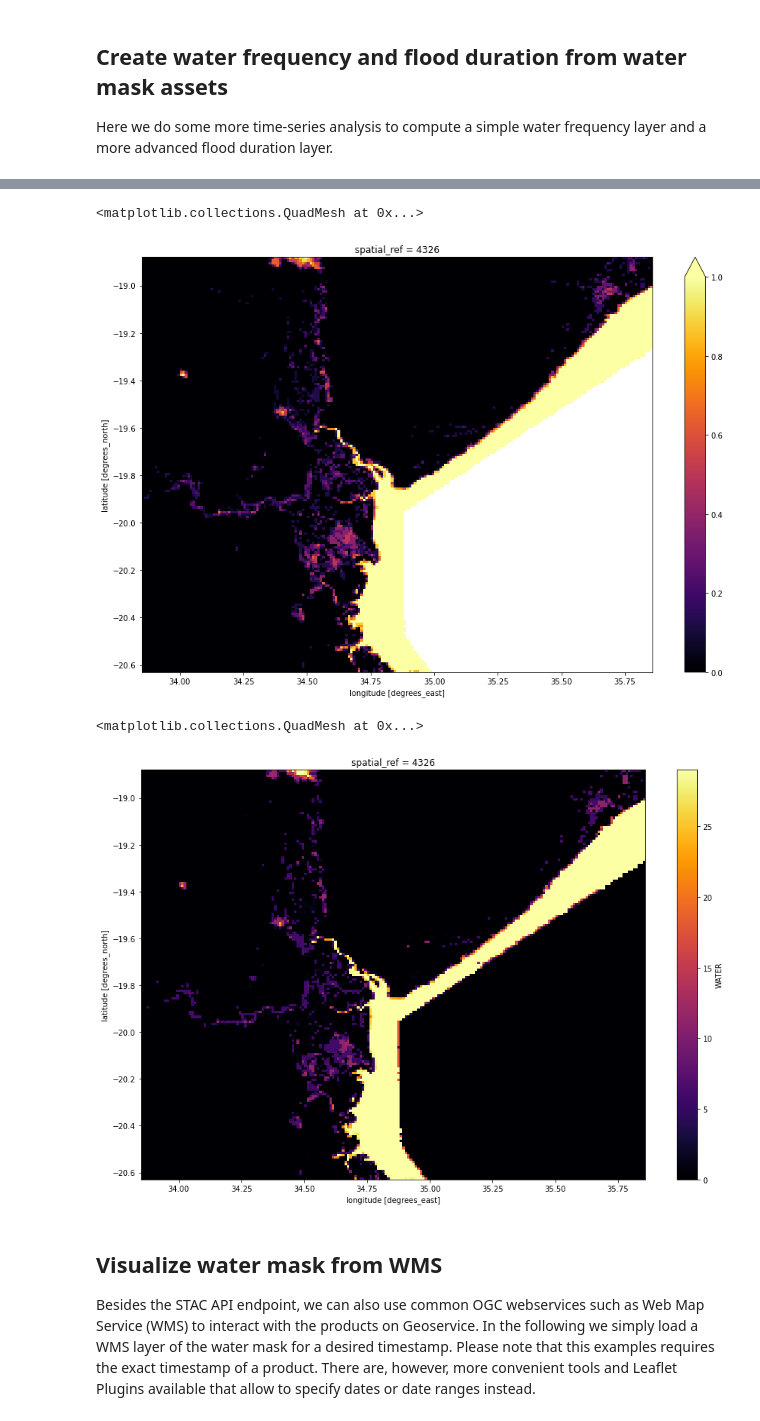
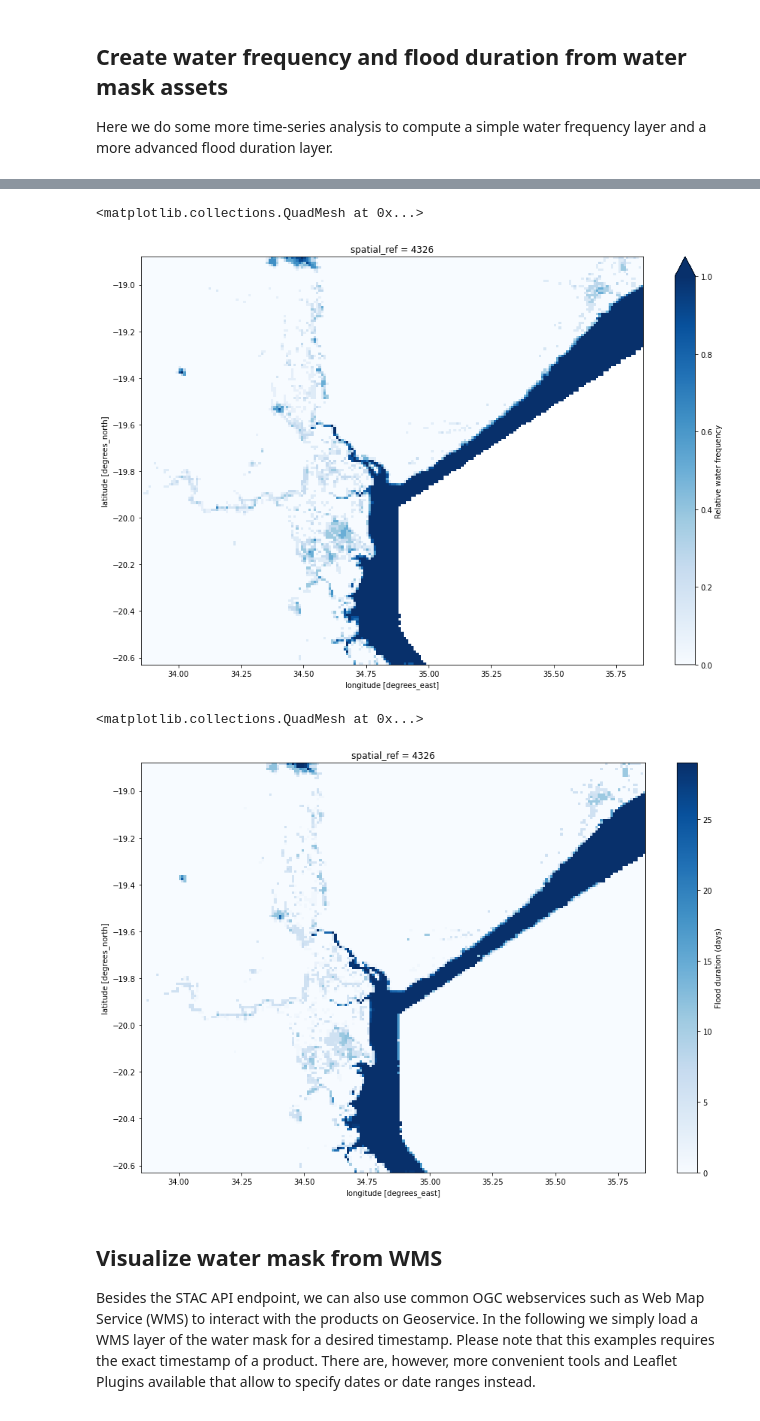
Before and after one commit to dlr-eoc/ukis-data-tutorials, a Jupyter notebook: water/access_data4human.ipynb, the cells around one changed output, grey strips where cells are left out. Cells and saved outputs as stored; diff of their text form; code cells hidden in the pictures.

```diff
--- a/water/access_data4human.ipynb
+++ b/water/access_data4human.ipynb
@@ -168,25 +168,25 @@ items_ds_clip = items_ds.where(mask_lon & mask_lat, drop=True)
 frequency = items_ds_clip["WATER"].sum(dim="time") / items_ds_clip["VALID"].sum(dim="time")
 
 # plot frequency
-frequency.plot(size=10, cmap="inferno", vmin=0, vmax=1)
+frequency.plot(size=10, cmap="Blues", vmin=0, vmax=1, cbar_kwargs={'label': "Relative water frequency"})
 # %% [output]
 <matplotlib.collections.QuadMesh at 0x...>
-[figure, old version]
+[figure, new version]
 # %%
 # combine water and valid masks
 # forward fill water masks where no valid observations are available
 # set remaining nan values (at first timestamp) to 0
 water_ds = items_ds_clip["WATER"].where(items_ds_clip["VALID"] == 1).ffill(dim="time").fillna(0)
 
 # resample water masks to daily temporal resolution using forward fill and sum up
 # this effectively provides us with the total flood duration in the requested reference time period
 duration = water_ds.resample(time="1D").ffill().sum(dim="time")
 
 # plot duration
-duration.plot(size=10, cmap="inferno")
+duration.plot(size=10, cmap="Blues", cbar_kwargs={'label': "Flood duration (days)"})
 # %% [output]
 <matplotlib.collections.QuadMesh at 0x...>
-[figure, old version]
+[figure, new version]
 # %% [markdown]
 ## Visualize water mask from WMS
 Besides the STAC API endpoint, we can also use common OGC webservices such as Web Map Service (WMS) to interact with the products on Geoservice. In the following we simply load a WMS layer of the water mask for a desired timestamp. Please note that this examples requires the exact timestamp of a product. There are, however, more convenient tools and Leaflet Plugins available that allow to specify dates or date ranges instead.
```
Also changed, not shown: parts of 3 cells of this notebook.
